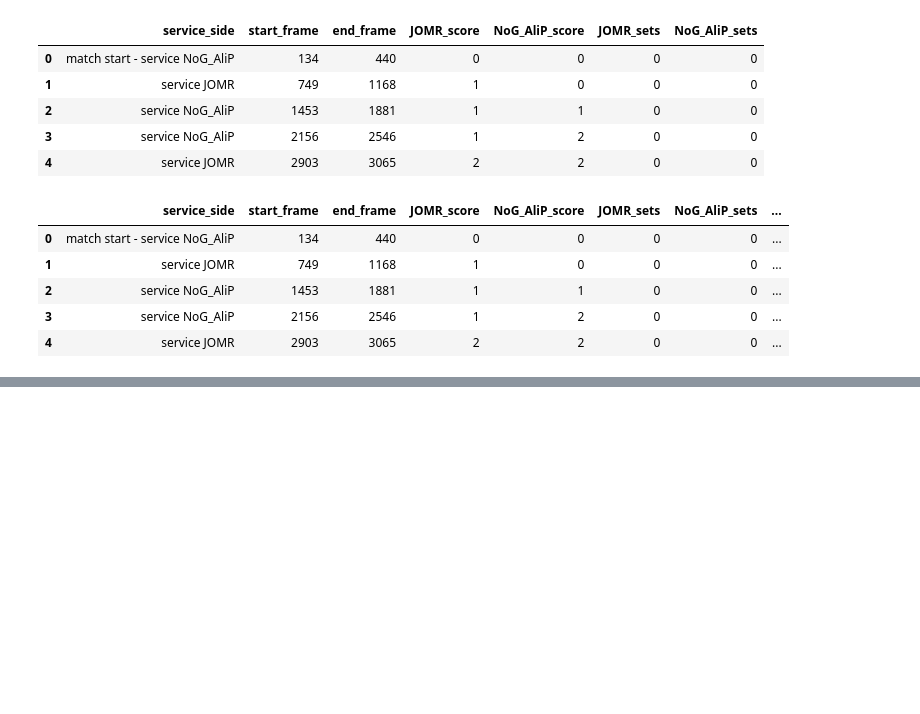
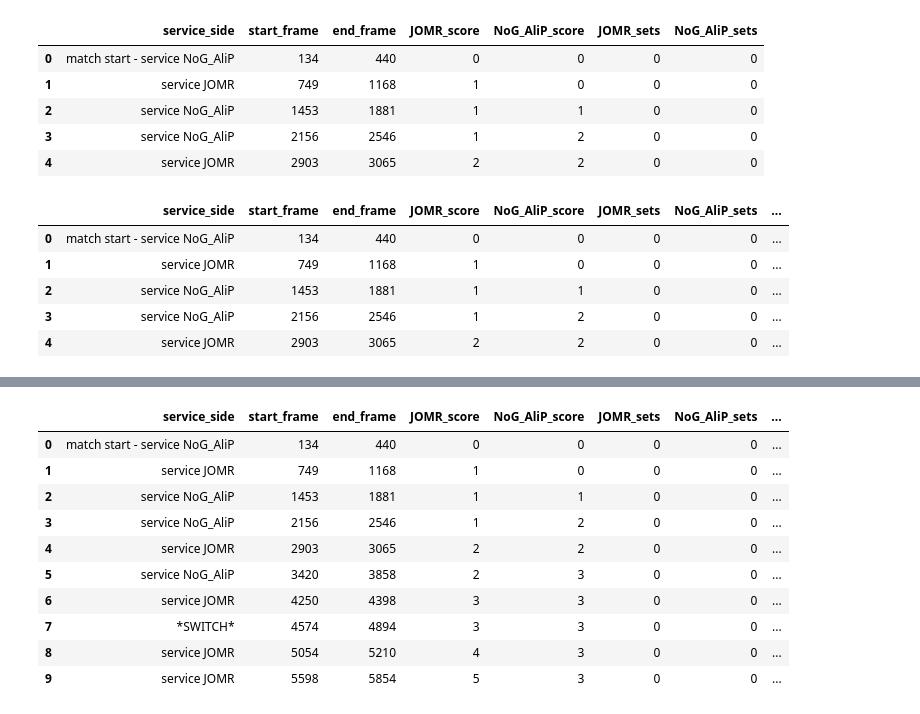
Before and after one commit to AlexisDardelet/DataBeach, a Jupyter notebook: scripts/notebook_tests.ipynb, the cells around one changed output, grey strips where cells are left out. Saved outputs shown, nothing was run; the diff lists cells and outputs as text; code cells hidden in the pictures; blank space fills up the shorter version.

```diff
--- a/scripts/notebook_tests.ipynb
+++ b/scripts/notebook_tests.ipynb
@@ -284,0 +284,21 @@ game_id
+# %%
+import os
+import pandas as pd
+csv_file = r'C:\Users\habib\Documents\GitHub\DataBeach\indexed_df_points\(test) indexed_df_points_JOMR_jan26_MBV_01.csv'
+df = pd.read_csv(csv_file)
+df['point_index'] = df['point_index'].apply(lambda x: str('999') if pd.isnull(x) else x)
+df['point_index'] = df['point_index'].apply(lambda x: int(float(x)) if x != '999' else x)
+# df['point_index'] = df['point_index'].apply(lambda x: x.zfill(3) if x != '999' else x)
+df.head(10)
+# %% [output]
+|  | service_side | start_frame | end_frame | JOMR_score | NoG_AliP_score | JOMR_sets | NoG_AliP_sets | ... |
+| 0 | match start - service NoG_AliP | 134 | 440 | 0 | 0 | 0 | 0 | ... |
+| 1 | service JOMR | 749 | 1168 | 1 | 0 | 0 | 0 | ... |
+| 2 | service NoG_AliP | 1453 | 1881 | 1 | 1 | 0 | 0 | ... |
+| 3 | service NoG_AliP | 2156 | 2546 | 1 | 2 | 0 | 0 | ... |
+| 4 | service JOMR | 2903 | 3065 | 2 | 2 | 0 | 0 | ... |
+| 5 | service NoG_AliP | 3420 | 3858 | 2 | 3 | 0 | 0 | ... |
+| 6 | service JOMR | 4250 | 4398 | 3 | 3 | 0 | 0 | ... |
+| 7 | *SWITCH* | 4574 | 4894 | 3 | 3 | 0 | 0 | ... |
+| 8 | service JOMR | 5054 | 5210 | 4 | 3 | 0 | 0 | ... |
+| 9 | service JOMR | 5598 | 5854 | 5 | 3 | 0 | 0 | ... |
```
Also changed, not shown: parts of 6 cells of this notebook, 16 other files.
